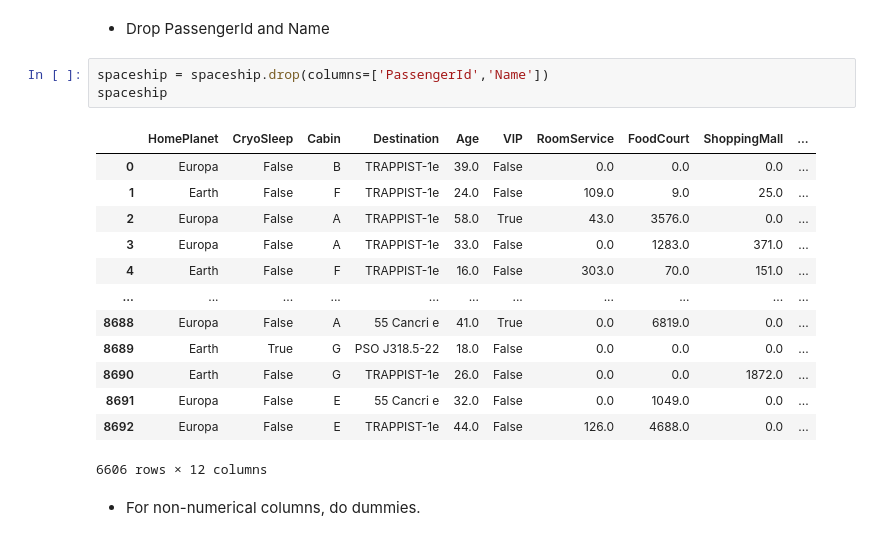
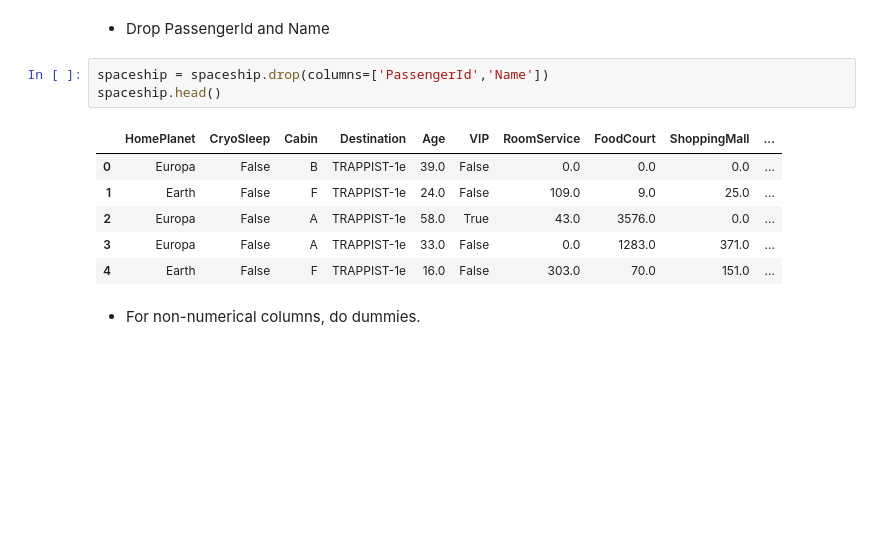
Before and after one commit to cndembo/lab-feature-engineering, a Jupyter notebook: lab-feature_eng.ipynb, the cells around one changed output. Cells and saved outputs as stored; diff of their text form; blank space fills up the shorter version.

```diff
--- a/lab-feature_eng.ipynb
+++ b/lab-feature_eng.ipynb
@@ -121,21 +122,14 @@ Name: Cabin, Length: 6606, dtype: object
 - Drop PassengerId and Name
 # %%
 spaceship = spaceship.drop(columns=['PassengerId','Name'])
-spaceship
+spaceship.head()
 # %% [output]
 |  | HomePlanet | CryoSleep | Cabin | Destination | Age | VIP | RoomService | FoodCourt | ShoppingMall | ... |
 | 0 | Europa | False | B | TRAPPIST-1e | 39.0 | False | 0.0 | 0.0 | 0.0 | ... |
 | 1 | Earth | False | F | TRAPPIST-1e | 24.0 | False | 109.0 | 9.0 | 25.0 | ... |
 | 2 | Europa | False | A | TRAPPIST-1e | 58.0 | True | 43.0 | 3576.0 | 0.0 | ... |
 | 3 | Europa | False | A | TRAPPIST-1e | 33.0 | False | 0.0 | 1283.0 | 371.0 | ... |
 | 4 | Earth | False | F | TRAPPIST-1e | 16.0 | False | 303.0 | 70.0 | 151.0 | ... |
-| ... | ... | ... | ... | ... | ... | ... | ... | ... | ... | ... |
-| 8688 | Europa | False | A | 55 Cancri e | 41.0 | True | 0.0 | 6819.0 | 0.0 | ... |
-| 8689 | Earth | True | G | PSO J318.5-22 | 18.0 | False | 0.0 | 0.0 | 0.0 | ... |
-| 8690 | Earth | False | G | TRAPPIST-1e | 26.0 | False | 0.0 | 0.0 | 1872.0 | ... |
-| 8691 | Europa | False | E | 55 Cancri e | 32.0 | False | 0.0 | 1049.0 | 0.0 | ... |
-| 8692 | Europa | False | E | TRAPPIST-1e | 44.0 | False | 126.0 | 4688.0 | 0.0 | ... |
-6606 rows × 12 columns
 # %% [markdown]
 - For non-numerical columns, do dummies.
 # %%
```
Also changed, not shown: parts of 4 cells of this notebook.
